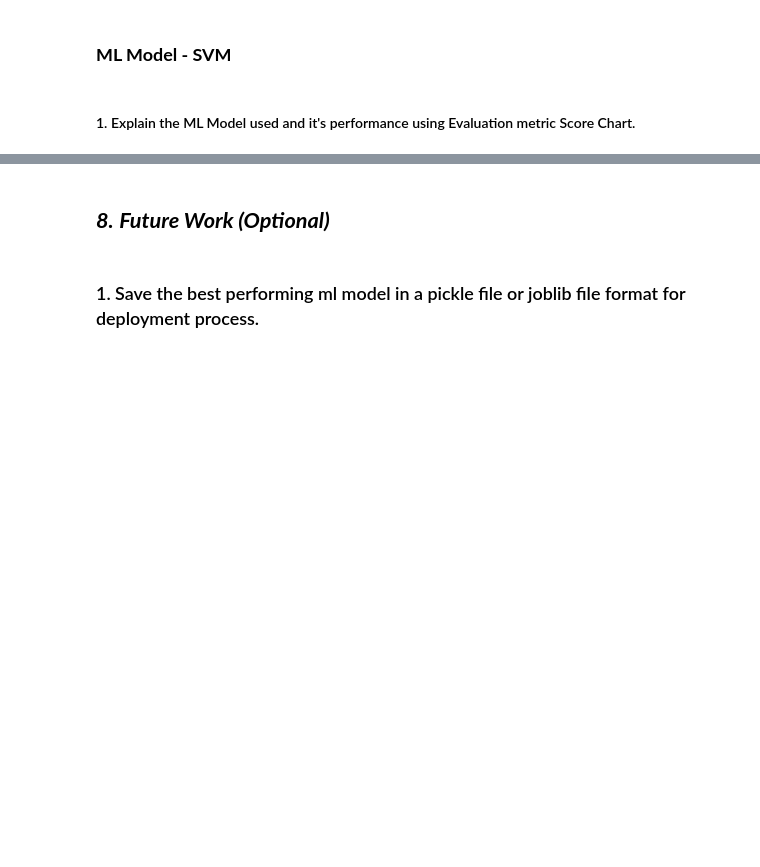
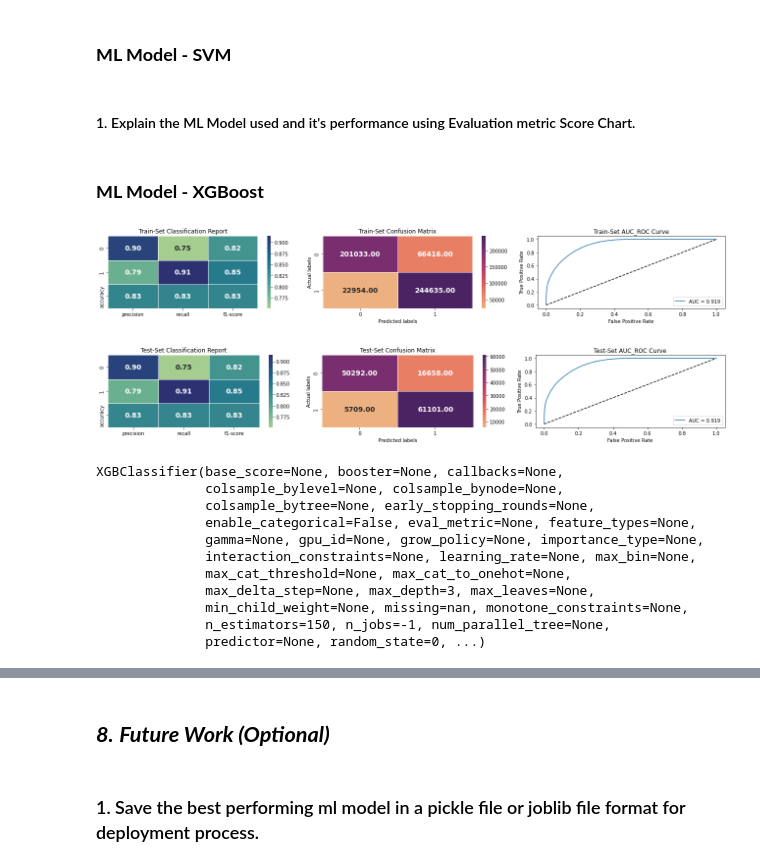
Before and after one commit to Asif-Ansari-bbl/HEALTH-INSURENCE-CROSS-SELL-PREDICTION, a Jupyter notebook: HEALTH_INSURANCE_GROSS_SELL_PREDICTION.ipynb, the cells around one changed output, grey strips where cells are left out. Saved outputs shown, nothing was run; the diff lists cells and outputs as text; code cells hidden in the pictures; blank space fills up the shorter version.

```diff
--- a/HEALTH_INSURANCE_GROSS_SELL_PREDICTION.ipynb
+++ b/HEALTH_INSURANCE_GROSS_SELL_PREDICTION.ipynb
@@ -1547,7 +1458,7 @@ GaussianNB()
 from sklearn.neighbors import KNeighborsClassifier
 
 # Setup arrays to store training and test accuracy
-neighbors = np.arange(1,1000)
+neighbors = np.arange(1,100)
 train_accuracy =np.arange(len(neighbors))
 test_accuracy = np.arange(len(neighbors))
 
@@ -1597,0 +1525,25 @@ analyse_model(SVC_classifier, x_smote_train, x_smote_test, y_smote_train, y_smot
+# %% [markdown]
+### **ML Model - XGBoost**
+# %%
+# Importing RandomForestClassifier
+from xgboost import XGBClassifier
+
+# Fitting XGBClassifier Model
+XGB_classifier = XGBClassifier(n_estimators=150,max_depth=3,n_jobs=-1,random_state=0)
+
+# Analysing the model and Visualizing evaluation Metric Score chart
+analyse_model(XGB_classifier, x_smote_train, x_smote_test, y_smote_train, y_smote_test)
+# %% [output]
+[figure, added]
+[figure, added]
+XGBClassifier(base_score=None, booster=None, callbacks=None,
+              colsample_bylevel=None, colsample_bynode=None,
+              colsample_bytree=None, early_stopping_rounds=None,
+              enable_categorical=False, eval_metric=None, feature_types=None,
+              gamma=None, gpu_id=None, grow_policy=None, importance_type=None,
+              interaction_constraints=None, learning_rate=None, max_bin=None,
+              max_cat_threshold=None, max_cat_to_onehot=None,
+              max_delta_step=None, max_depth=3, max_leaves=None,
+              min_child_weight=None, missing=nan, monotone_constraints=None,
+              n_estimators=150, n_jobs=-1, num_parallel_tree=None,
+              predictor=None, random_state=0, ...)
```
Also changed, not shown: parts of 73 cells of this notebook.
